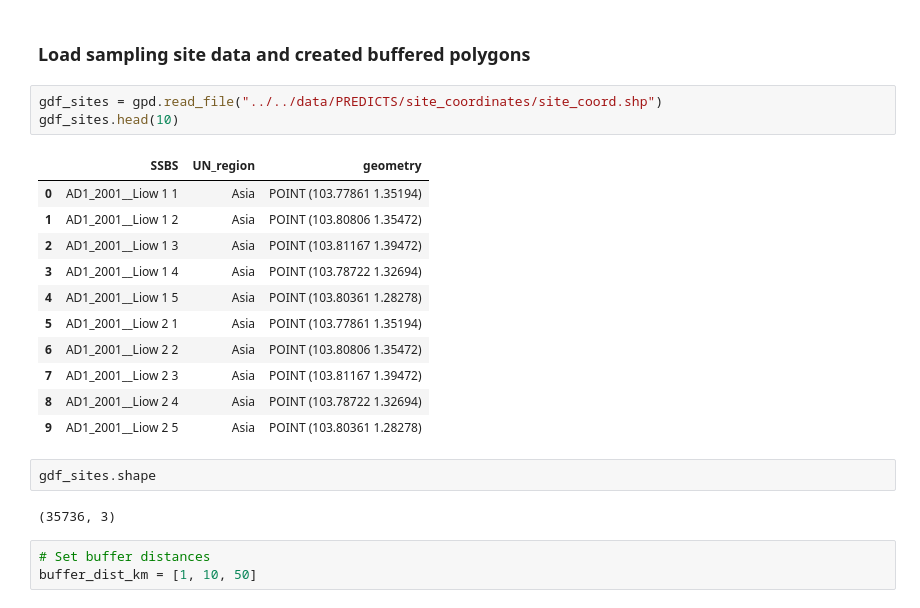
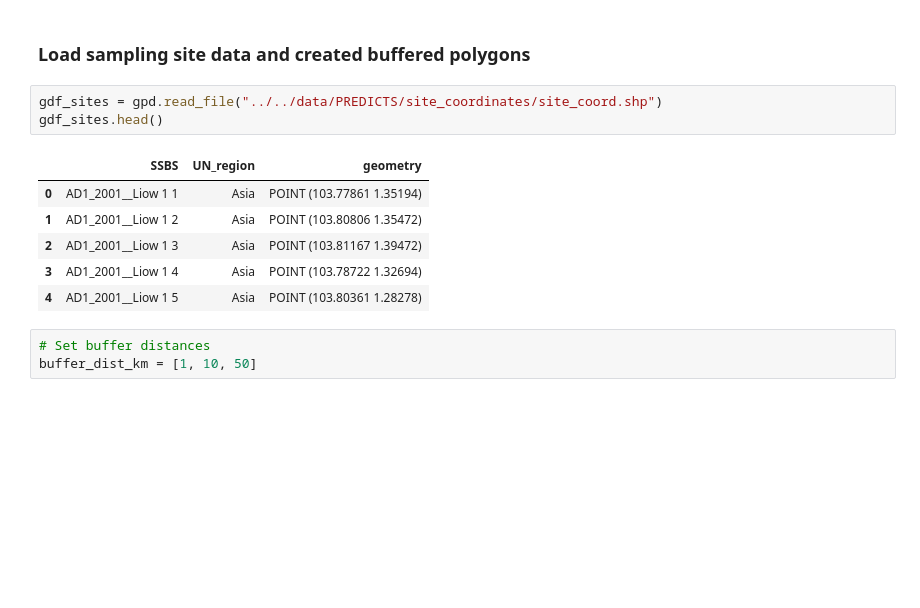
Before and after one commit to j-nystrom/biodiversity-impacts, a Jupyter notebook: notebooks/geodata_processing_v2.ipynb, the cells around one changed output. Cells and saved outputs as stored; diff of their text form; blank space fills up the shorter version.

```diff
--- a/notebooks/geodata_processing_v2.ipynb
+++ b/notebooks/geodata_processing_v2.ipynb
@@ -193,23 +192,14 @@ def save_buffered_site_files(gdf, buffer_dist):
 ### Load sampling site data and created buffered polygons
 # %%
 gdf_sites = gpd.read_file("../../data/PREDICTS/site_coordinates/site_coord.shp")
-gdf_sites.head(10)
+gdf_sites.head()
 # %% [output]
 |  | SSBS | UN_region | geometry |
 | 0 | AD1_2001__Liow 1 1 | Asia | POINT (103.77861 1.35194) |
 | 1 | AD1_2001__Liow 1 2 | Asia | POINT (103.80806 1.35472) |
 | 2 | AD1_2001__Liow 1 3 | Asia | POINT (103.81167 1.39472) |
 | 3 | AD1_2001__Liow 1 4 | Asia | POINT (103.78722 1.32694) |
 | 4 | AD1_2001__Liow 1 5 | Asia | POINT (103.80361 1.28278) |
-| 5 | AD1_2001__Liow 2 1 | Asia | POINT (103.77861 1.35194) |
-| 6 | AD1_2001__Liow 2 2 | Asia | POINT (103.80806 1.35472) |
-| 7 | AD1_2001__Liow 2 3 | Asia | POINT (103.81167 1.39472) |
-| 8 | AD1_2001__Liow 2 4 | Asia | POINT (103.78722 1.32694) |
-| 9 | AD1_2001__Liow 2 5 | Asia | POINT (103.80361 1.28278) |
-# %%
-gdf_sites.shape
-# %% [output]
-(35736, 3)
 # %%
 # Set buffer distances
 buffer_dist_km = [1, 10, 50]
```
Also changed, not shown: parts of 39 cells of this notebook.
